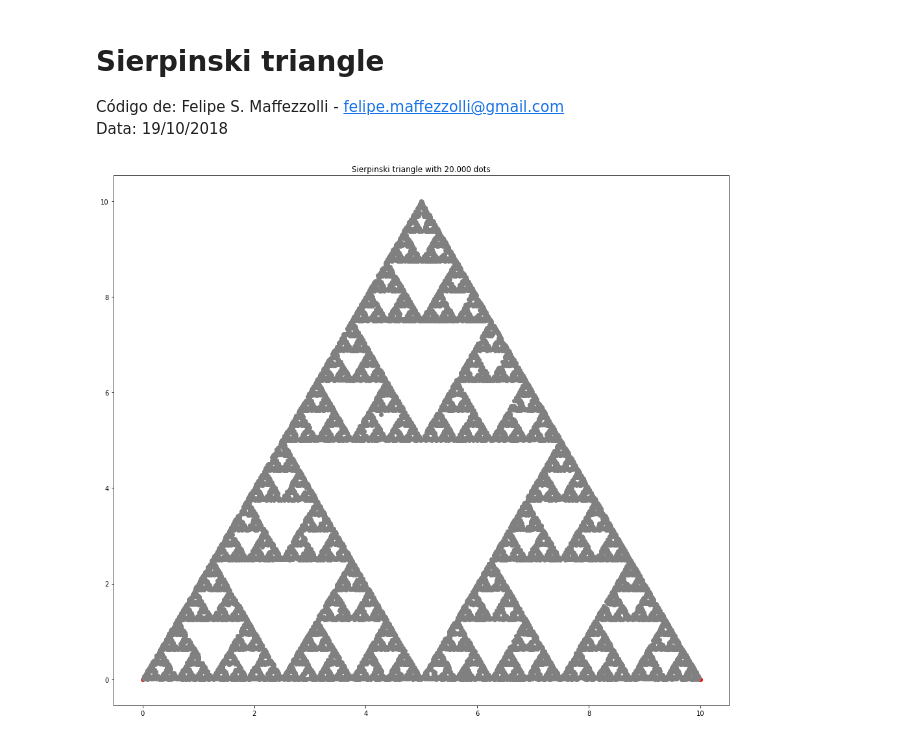
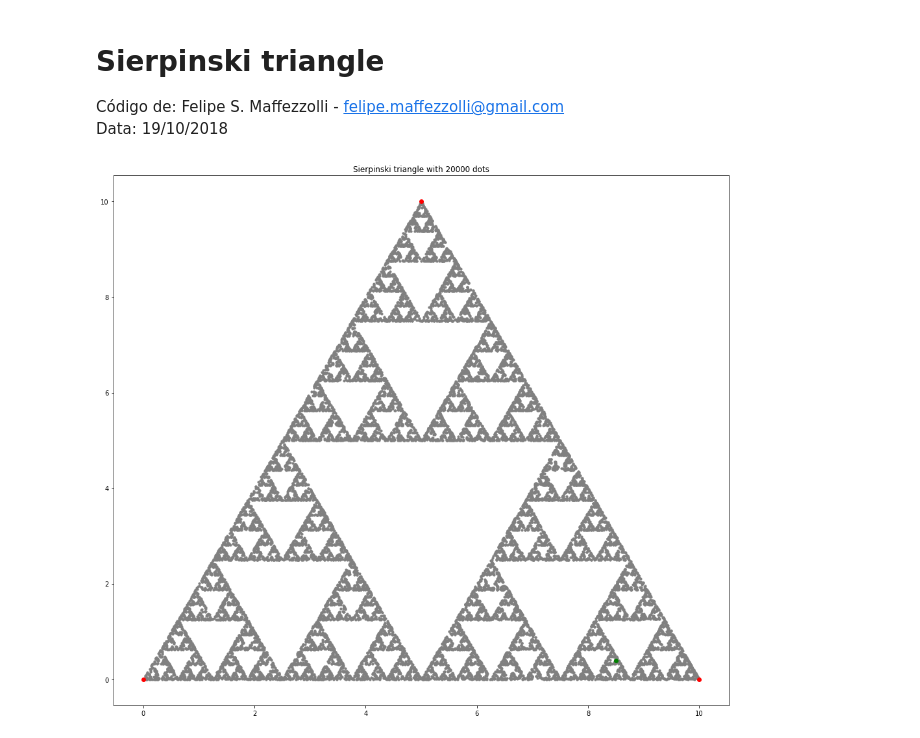
Before and after one commit to FeMaffezzolli/python_sierpinski_triangle, a Jupyter notebook: Sierpinski triangle.ipynb, the cells around one changed output. Cells and saved outputs as stored; diff of their text form; code cells hidden in the pictures.

Commit message:
Image and readme

```diff
--- a/Sierpinski triangle.ipynb
+++ b/Sierpinski triangle.ipynb
@@ -38,13 +38,16 @@ for i in range(iterations):
 # %%
 # plotting
 plt.figure('Sierpinski triangle', figsize=(17, 15))
-plt.title('Sierpinski triangle with 20.000 dots')
+plt.title('Sierpinski triangle with ' + str(iterations) + ' dots')
+
+for np in points:
+    plt.scatter(np[0], np[1], color='gray', s=10)
+
 for p in nodes:
     plt.scatter(p[0], p[1], color='red')
 
-for np in points:
-    plt.scatter(np[0], np[1], color='gray')
+plt.scatter(first_point[0], first_point[1], color='green')
 
 plt.show()
 # %% [output]
-[figure, old version]
+[figure, new version]
```
Also changed, not shown: 2 other files.
